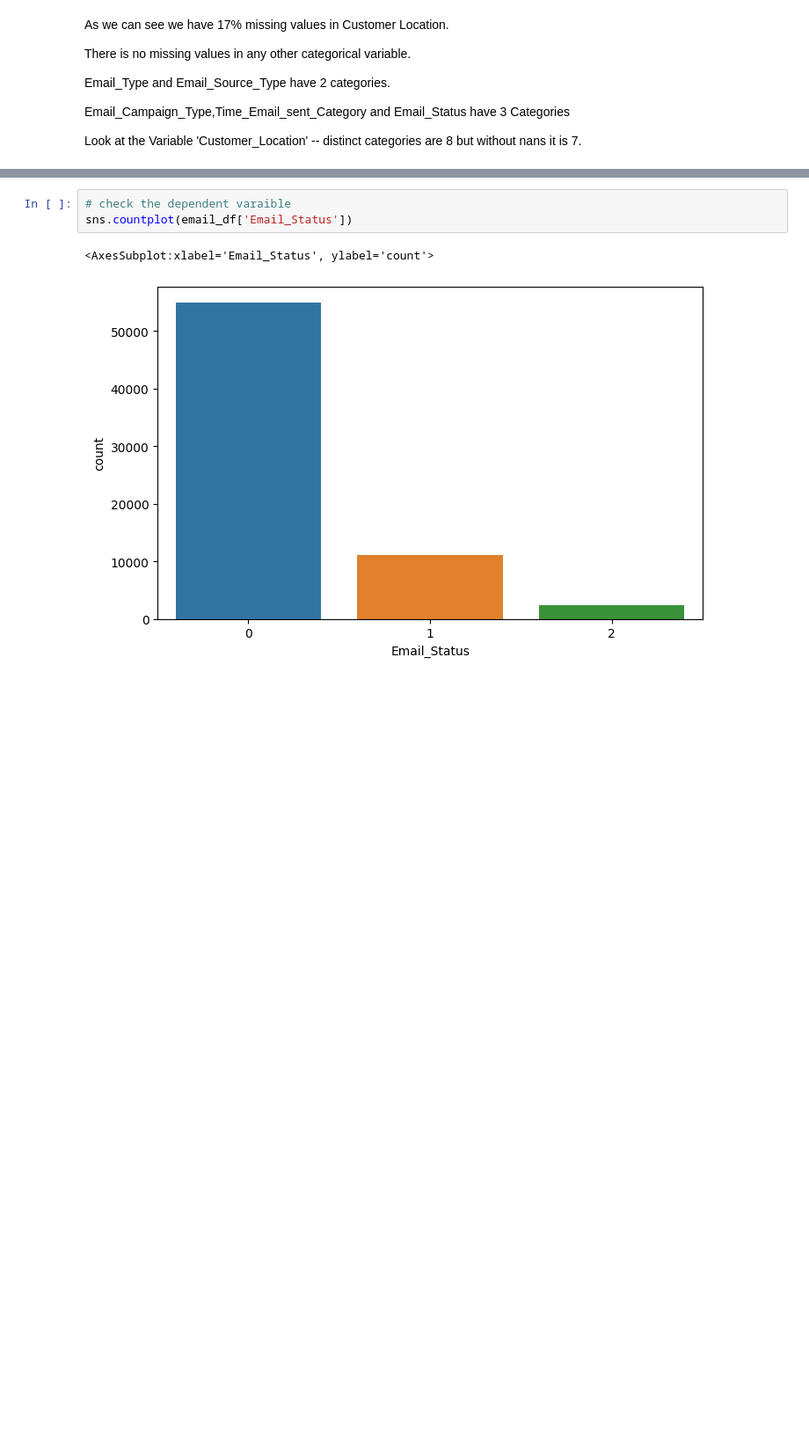
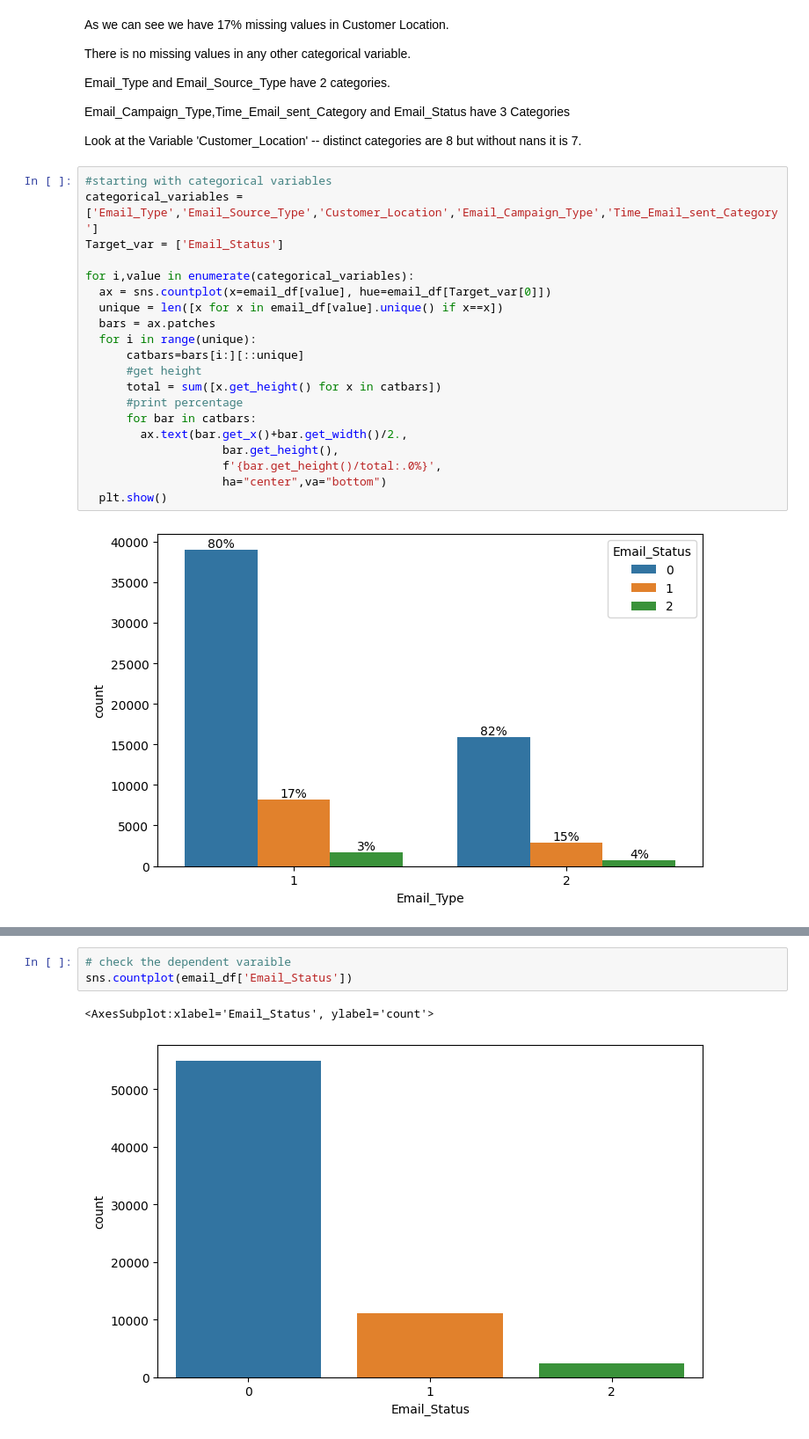
Before and after one commit to renukagore107/CAPSTONE-PROJECT-3--CLASSIFICATION, a Jupyter notebook: classification_data_email.ipynb, the cells around one changed output, grey strips where cells are left out. Shown at 88% size. Saved outputs shown, nothing was run; the diff lists cells and outputs as text; blank space fills up the shorter version.

```diff
--- a/classification_data_email.ipynb
+++ b/classification_data_email.ipynb
@@ -295,3 +295,25 @@ Email_Type and Email_Source_Type have 2 categories.
 Email_Campaign_Type,Time_Email_sent_Category and Email_Status have 3 Categories
 
 Look at the Variable 'Customer_Location' -- distinct categories are 8 but without nans it is 7.
+# %%
+#starting with categorical variables
+categorical_variables = ['Email_Type','Email_Source_Type','Customer_Location','Email_Campaign_Type','Time_Email_sent_Category']
+Target_var = ['Email_Status']
+
+for i,value in enumerate(categorical_variables):
+  ax = sns.countplot(x=email_df[value], hue=email_df[Target_var[0]])
+  unique = len([x for x in email_df[value].unique() if x==x])
+  bars = ax.patches
+  for i in range(unique):
+      catbars=bars[i:][::unique]
+      #get height
+      total = sum([x.get_height() for x in catbars])
+      #print percentage
+      for bar in catbars:
+        ax.text(bar.get_x()+bar.get_width()/2.,
+                    bar.get_height(),
+                    f'{bar.get_height()/total:.0%}',
+                    ha="center",va="bottom")
+  plt.show()
+# %% [output]
+[figure, added]
```
Also changed, not shown: parts of 10 cells of this notebook.
